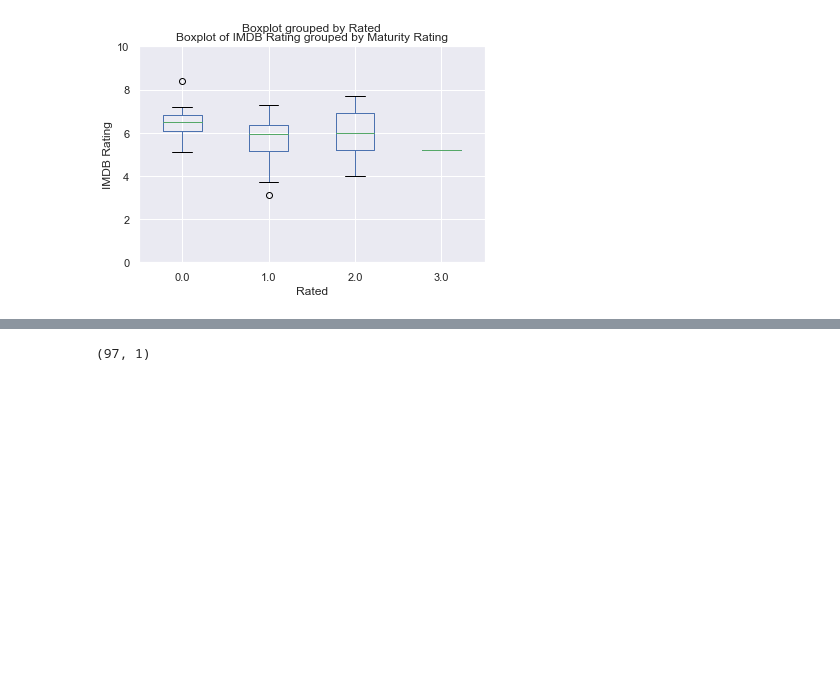
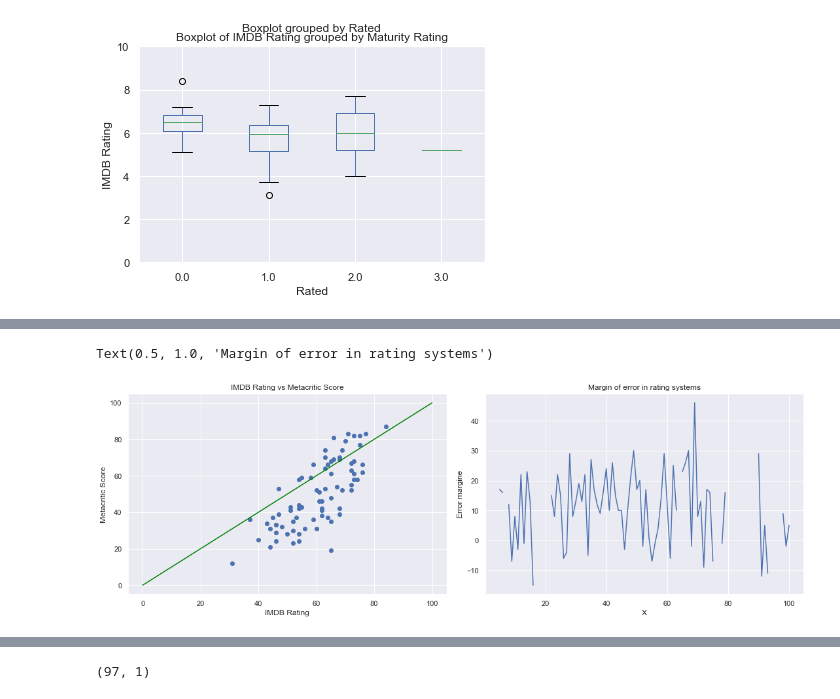
Before and after one commit to RyanJennings1/COMP41680, a Jupyter notebook: COMP41680 Project 1 - 19205824.ipynb, the cells around one changed output, grey strips where cells are left out. Drawn from its saved outputs; the diff is of its cells as text; code cells hidden in the pictures; blank space fills up the shorter version.

```diff
--- a/COMP41680 Project 1 - 19205824.ipynb
+++ b/COMP41680 Project 1 - 19205824.ipynb
@@ -396,0 +377,16 @@ plt.colorbar()
+# %%
+fig, (ax0, ax1) = plt.subplots(ncols=2, constrained_layout=True, figsize=(15, 5))
+ax0.scatter(credits['imdbRating'].mul(10), credits['Metascore'])
+xy = np.linspace(0, 100, 100)
+ax0.plot(xy, xy, color='green')
+ax0.set_xlabel('IMDB Rating')
+ax0.set_ylabel('Metacritic Score')
+ax0.set_title('IMDB Rating vs Metacritic Score')
+
+ax1.plot(credits['imdbRating'].mul(10) - credits['Metascore']) # plot error
+ax1.set_xlabel('X')
+ax1.set_ylabel('Error margine')
+ax1.set_title('Margin of error in rating systems')
+# %% [output]
+Text(0.5, 1.0, 'Margin of error in rating systems')
+[figure, added]
```
Also changed, not shown: parts of 10 cells of this notebook.
